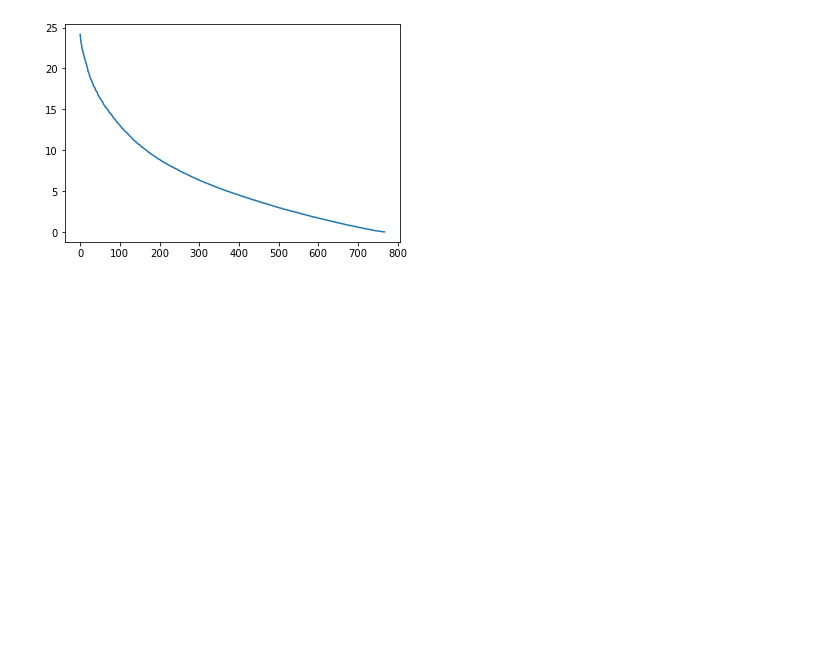
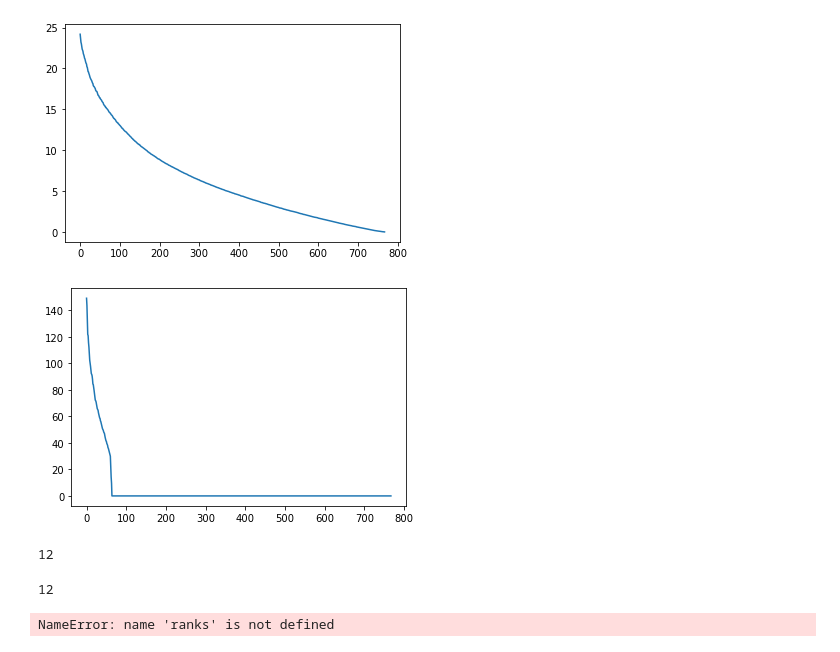
Before and after one commit to nicholasturner1/gpt-omics, a Jupyter notebook: notebooks/220419_naive_composition_scratch.ipynb, the cells around one changed output. Saved outputs shown, nothing was run; the diff lists cells and outputs as text; code cells hidden in the pictures; blank space fills up the shorter version.

```diff
--- a/notebooks/220419_naive_composition_scratch.ipynb
+++ b/notebooks/220419_naive_composition_scratch.ipynb
@@ -106,3 +110,21 @@ plt.plot(S)
 plt.show()
 # %% [output]
 [figure]
+# %%
+QK = gptneo.QK(model, 0, 0)
+# %%
+U, S, Vt = np.linalg.svd(QK)
+# %%
+plt.plot(S)
+
+plt.show()
+# %% [output]
+[figure, added]
+# %%
+model.config.num_layers
+# %% [output]
+12
+# %%
+model.config.num_heads
+# %% [output]
+12
@@ -108,0 +141,5 @@ plt.show()
+# %%
+from collections import Counter
+Counter(ranks)
+# %% [output]
+NameError: name 'ranks' is not defined
```
Also changed, not shown: parts of 7 cells of this notebook, 9 other files.
